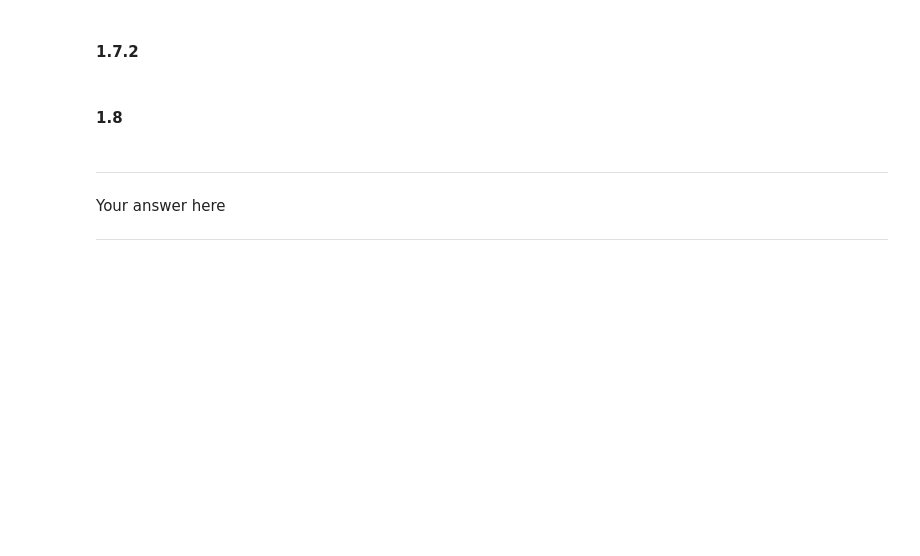
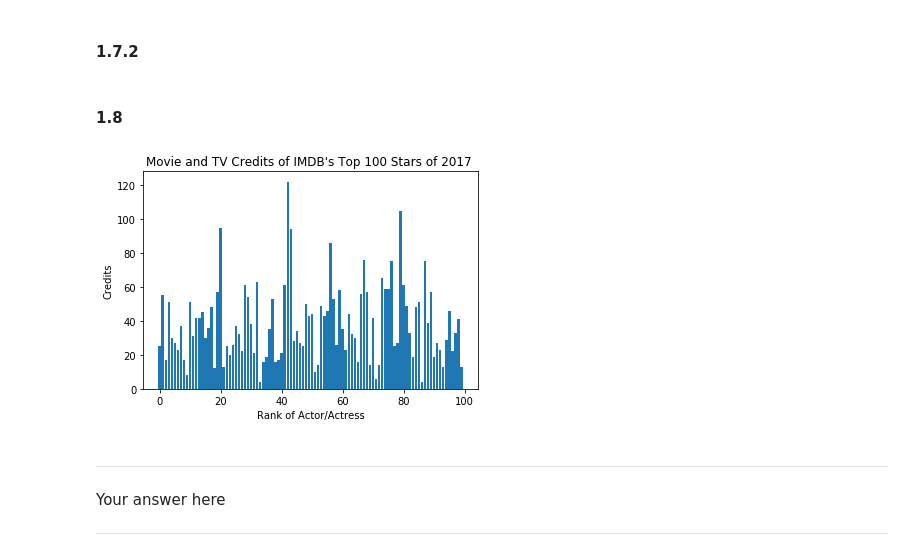
Before and after one commit to ejohnsson/CS109A, a Jupyter notebook: HW1/S109a_hw1.ipynb, the cells around one changed output. Saved outputs shown, nothing was run; the diff lists cells and outputs as text; code cells hidden in the pictures; blank space fills up the shorter version.

```diff
--- a/HW1/S109a_hw1.ipynb
+++ b/HW1/S109a_hw1.ipynb
@@ -607,2 +749,18 @@ import json
+# %%
+# read staff_starinfo to star_data dataframe
+with open('data/staff_starinfo.json') as f:
+    star_data = pd.DataFrame(json.load(f))
+
+# clean year_first_movie: reduce values like 2002-2003 to 2002, convert to int
+star_data.year_first_movie = star_data['year_first_movie'].str[0:4].astype(int)
+
+# convert year_born to int
+star_data.year_born = star_data['year_born'].astype(int)
+
+# convert credits to int
+star_data.credits = star_data['credits'].astype(int)
+
+# new variable age_at_first movie = difference of year_first_movie and year_born
+star_data['age_at_first_movie'] = star_data['year_first_movie'] - star_data['year_born']
 # %% [markdown]
 #### 1.7.1
@@ -622,3 +789,12 @@ Your output should look like this:<BR>
+# %%
+y_pos = np.arange(len(star_data.name))
+plt.bar(y_pos, star_data.credits)
+plt.title("Movie and TV Credits of IMDB's Top 100 Stars of 2017 ")
+plt.xlabel("Rank of Actor/Actress")
+plt.ylabel("Credits")
+plt.show()
+# %% [output]
+[figure, added]
 # %% [markdown]
 <HR>
 
```
Also changed, not shown: parts of 31 cells of this notebook.
